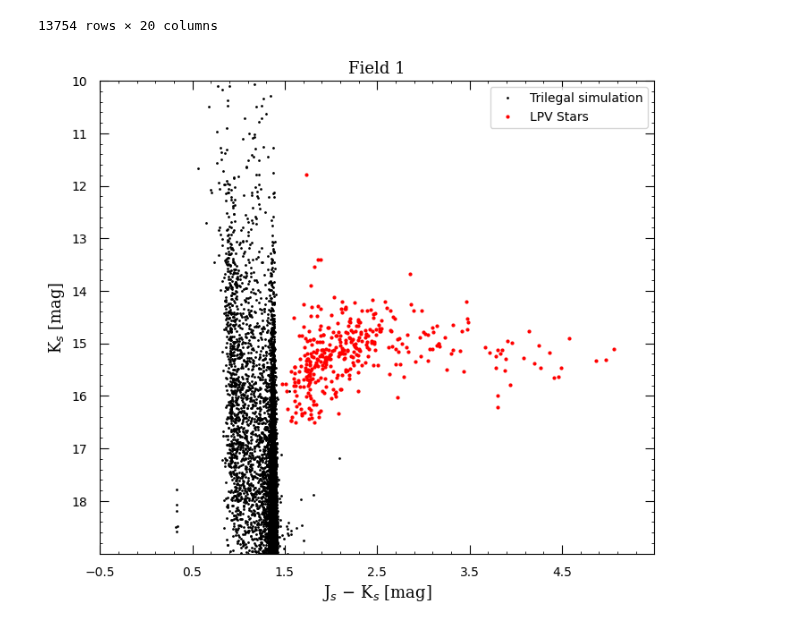
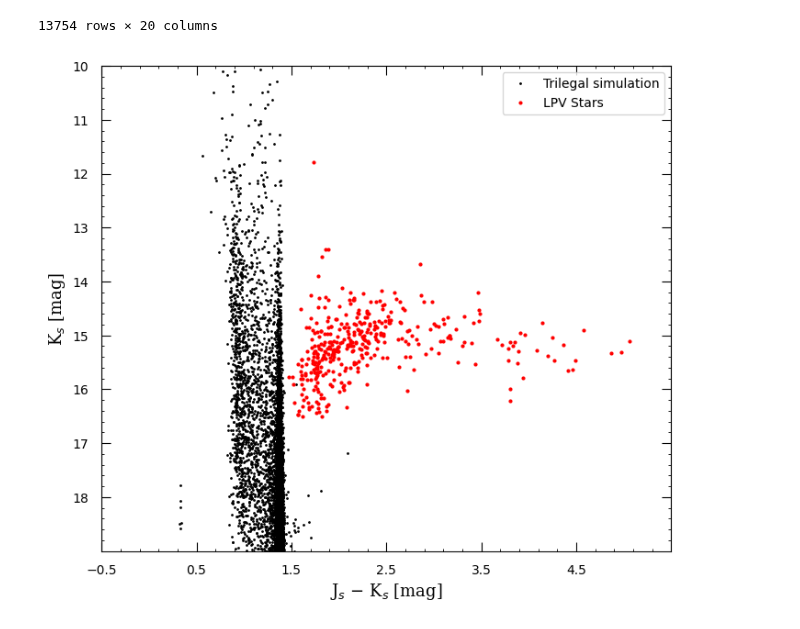
Before and after one commit to Mahdi-Abdollahii/NGC_6822, a Jupyter notebook: Trilegal_Data_Visualization/NGC6822_Trilegal_and_INF.ipynb, the cells around one changed output. Drawn from its saved outputs; the diff is of its cells as text; code cells hidden in the pictures.

```diff
--- a/Trilegal_Data_Visualization/NGC6822_Trilegal_and_INF.ipynb
+++ b/Trilegal_Data_Visualization/NGC6822_Trilegal_and_INF.ipynb
@@ -173,36 +173,36 @@ df_trilegal
 # %%
 plt.figure(figsize = (8,7), dpi = 100)
 
-plt.title('Field 1', fontsize = 13, fontname = "serif")
+#plt.title('Field 1', fontsize = 13, fontname = "serif")
 
 plt.tick_params(axis='both',which='major', length=7    ,pad=10,direction='in')
 plt.tick_params(axis='y'   ,which='both' ,left= True   ,direction='in')
 plt.tick_params(axis='x'   ,which='both' ,bottom= True ,direction='in')
 plt.tick_params(axis='x'   ,which='both' ,top= True    ,direction='in')
 plt.tick_params(axis='y'   ,which='both' ,right= True  ,direction='in')
 plt.minorticks_on()
 
 xmax , xmin = 5.5 , -0.5
 ymax , ymin = 19  , 10
 
 plt.xticks(np.arange(xmin , xmax , step=1))
 plt.yticks(np.arange(ymin , ymax , step=1))
 plt.xlim(xmin, xmax )
 plt.ylim(ymax, ymin )
 
 #Selected Stars 'LPV'
 plt.xlabel('J$_s$ $-$ K$_s$ [mag]', fontsize = 13, fontname = "serif")
 plt.ylabel('K$_s$ [mag]'          , fontsize = 13, fontname = "serif")
 
 #All stars
 plt.plot((df_trilegal['J']-Aj) - (df_trilegal['K']-Ak), (df_trilegal['K']-Ak) ,'k.', markersize = '2', label = 'Trilegal simulation')
 plt.plot(X, Y,'r.', markersize = '4', label = 'LPV Stars')
 
 #RGBT
 #plt.axhline(y= RGBT , linewidth=1, color='k', linestyle='--', label = 'RGB tip')
 #plt.text( xmax - 0.7 , RGBT - 0.1 , 'RGB tip', fontsize=11)
 
 plt.legend(loc='upper right')
-plt.savefig('CMD-Field1.jpeg', bbox_inches='tight', dpi = 400)
+plt.savefig('Trilegal_CMD.jpeg', bbox_inches='tight', dpi = 400)
 # %% [output]
-[figure, old version]
+[figure, new version]
```
